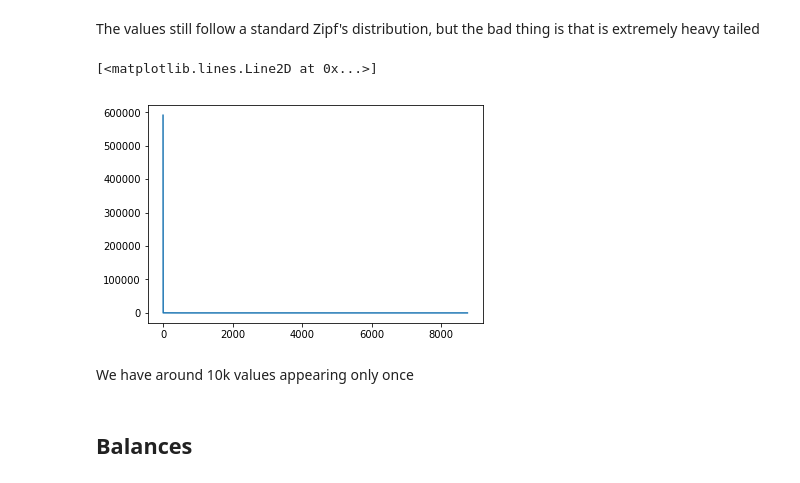
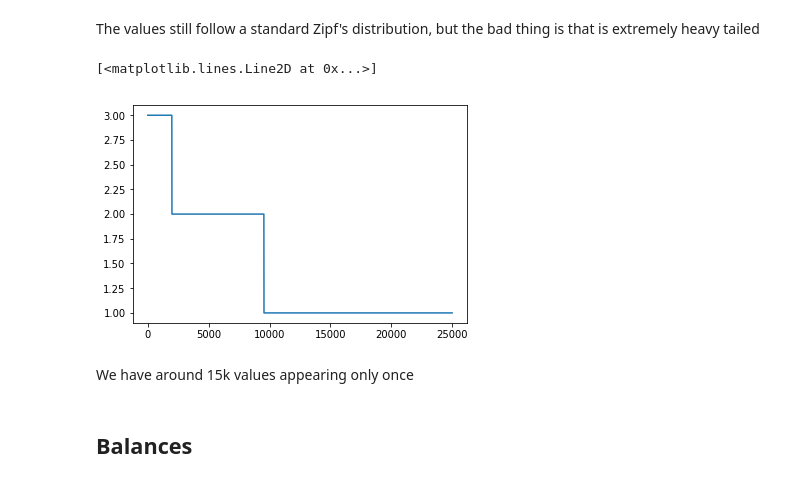
Before and after one commit to HitLuca/GANs_for_spiking_time_series, a Jupyter notebook: berka_dataset/dataset_analysis.ipynb, the cells around one changed output. Cells and saved outputs as stored; diff of their text form; code cells hidden in the pictures.

```diff
--- a/berka_dataset/dataset_analysis.ipynb
+++ b/berka_dataset/dataset_analysis.ipynb
@@ -143 +148,3 @@ sparse_transactions = io.mmread("parsed/sparse_transactions_min.mtx").todense()
+# %%
+transactions = np.load("parsed/transactions.npy")
 # %%
@@ -151,5 +158,5 @@ max 74385.0
 # %%
-unique_items, counts = np.unique(np.array(sparse_transactions), return_counts=True)
+unique_items, counts = np.unique(np.array(transactions), return_counts=True)
 plt.plot(unique_items, counts)
 # %% [output]
 [<matplotlib.lines.Line2D at 0x...>]
@@ -170,12 +177,12 @@ values with highest count: [    0.    -14.6   700.    900.  -2400. ] [591011   3
 # %% [markdown]
 The values still follow a standard Zipf's distribution, but the bad thing is that is extremely heavy tailed
 # %%
-plt.plot(counts[-24000:])
+plt.plot(counts[-25000:])
 # %% [output]
 [<matplotlib.lines.Line2D at 0x...>]
-[figure, old version]
+[figure, new version]
 # %% [markdown]
-We have around 10k values appearing only once
+We have around 15k values appearing only once
 # %% [markdown]
 ## Balances
 # %% [markdown]
```
Also changed, not shown: parts of 29 cells of this notebook, 6 other files.
